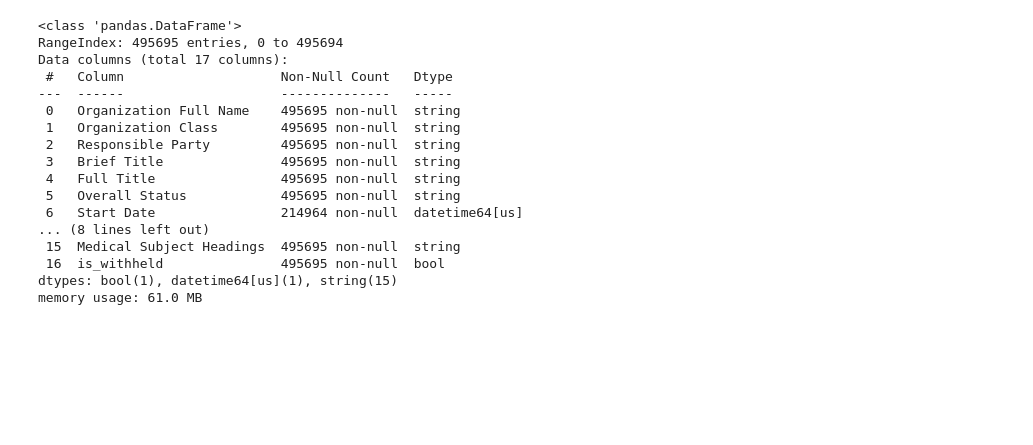
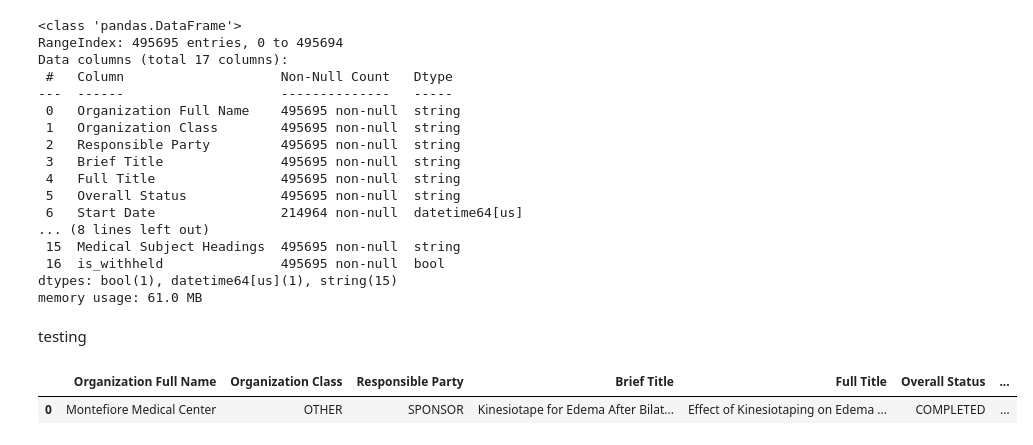
Before and after one commit to elipanell/clinical-trial-challenge, a Jupyter notebook: notebooks/clin_trials_csv_transformation.ipynb, the cells around one changed output. Saved outputs shown, nothing was run; the diff lists cells and outputs as text; code cells hidden in the pictures; blank space fills up the shorter version.

```diff
--- a/notebooks/clin_trials_csv_transformation.ipynb
+++ b/notebooks/clin_trials_csv_transformation.ipynb
@@ -312,3 +312,12 @@ Data columns (total 17 columns):
  16  is_withheld               495695 non-null  bool
 dtypes: bool(1), datetime64[us](1), string(15)
 memory usage: 61.0 MB
+# %% [markdown]
+testing
+# %%
+one_row = final_df.head(1)
+
+one_row
+# %% [output]
+|  | Organization Full Name | Organization Class | Responsible Party | Brief Title | Full Title | Overall Status | ... |
+| 0 | Montefiore Medical Center | OTHER | SPONSOR | Kinesiotape for Edema After Bilat... | Effect of Kinesiotaping on Edema ... | COMPLETED | ... |
```
Also changed, not shown: parts of 1 cell of this notebook, 3 other files.
